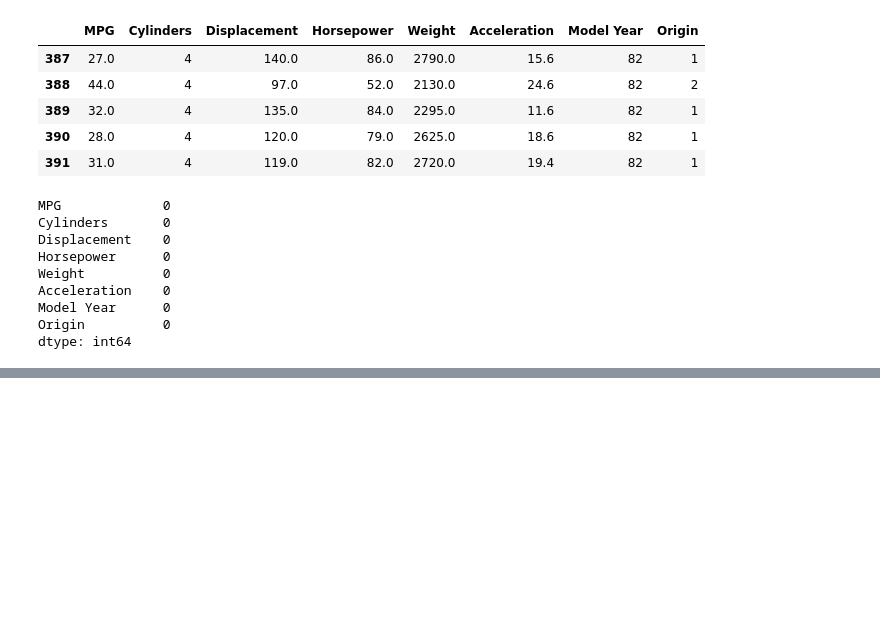
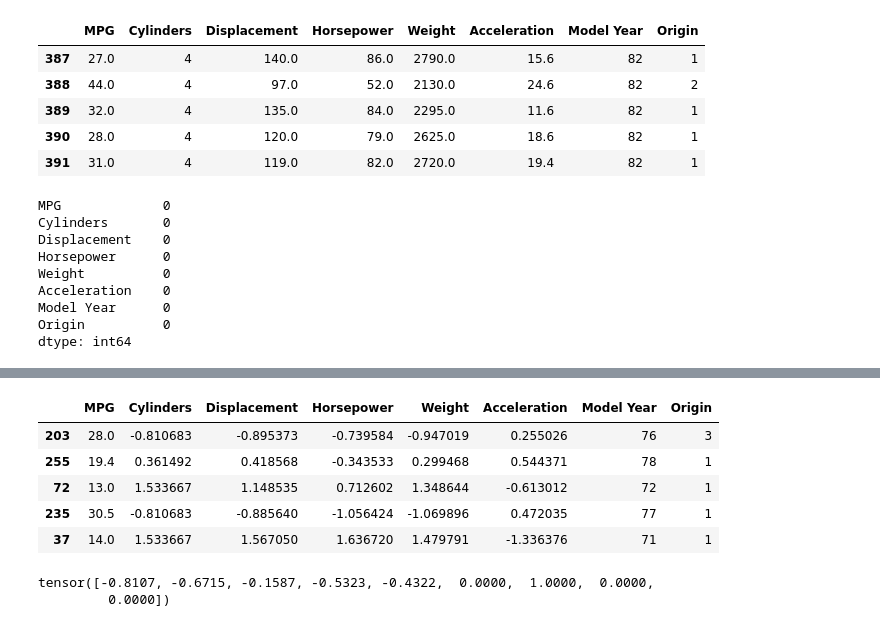
Before and after one commit to jaeohshin/PyTorch_Sklearn_rasbt, a Jupyter notebook: Car_Mileage_project.ipynb, the cells around one changed output, grey strips where cells are left out. Drawn from its saved outputs; the diff is of its cells as text; code cells hidden in the pictures; blank space fills up the shorter version.

```diff
--- a/Car_Mileage_project.ipynb
+++ b/Car_Mileage_project.ipynb
@@ -60,0 +84,16 @@ dtype: int64
+# %%
+df_train_norm, df_test_norm = df_train.copy(), df_test.copy()
+for col_name in numeric_column_names:
+    mean = train_stats.loc[col_name]['mean']
+    std = train_stats.loc[col_name]['std']
+    df_train_norm.loc[:,col_name] = (df_train_norm.loc[:,col_name] - mean) / std
+    df_test_norm.loc[:,col_name] = (df_test_norm.loc[:,col_name] - mean) / std
+
+df_train_norm.tail()
+# %% [output]
+|  | MPG | Cylinders | Displacement | Horsepower | Weight | Acceleration | Model Year | Origin |
+| 203 | 28.0 | -0.810683 | -0.895373 | -0.739584 | -0.947019 | 0.255026 | 76 | 3 |
+| 255 | 19.4 | 0.361492 | 0.418568 | -0.343533 | 0.299468 | 0.544371 | 78 | 1 |
+| 72 | 13.0 | 1.533667 | 1.148535 | 0.712602 | 1.348644 | -0.613012 | 72 | 1 |
+| 235 | 30.5 | -0.810683 | -0.885640 | -1.056424 | -1.069896 | 0.472035 | 77 | 1 |
+| 37 | 14.0 | 1.533667 | 1.567050 | 1.636720 | 1.479791 | -1.336376 | 71 | 1 |
@@ -60,0 +125,5 @@ dtype: int64
+# %%
+x_test[0,:]
+# %% [output]
+tensor([-0.8107, -0.6715, -0.1587, -0.5323, -0.4322,  0.0000,  1.0000,  0.0000,
+         0.0000])
```
Also changed, not shown: parts of 6 cells of this notebook.
